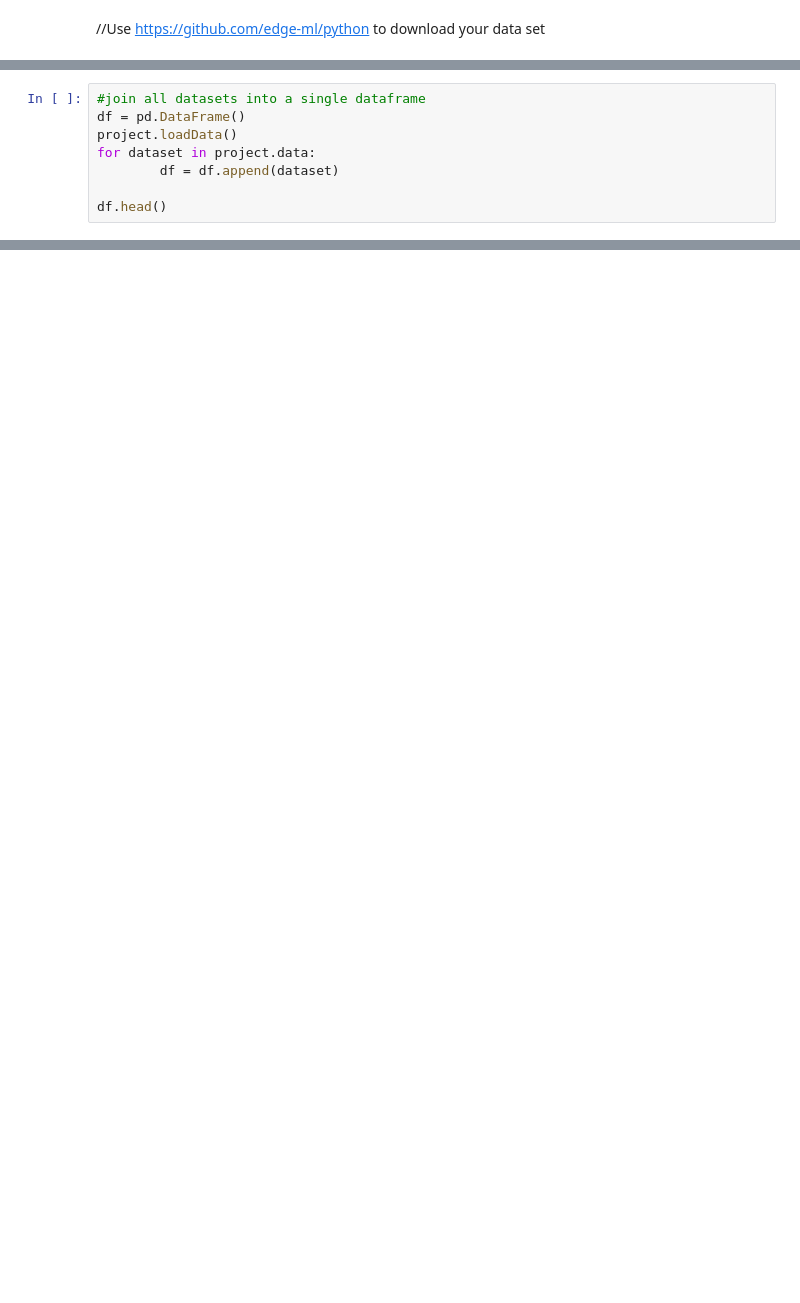
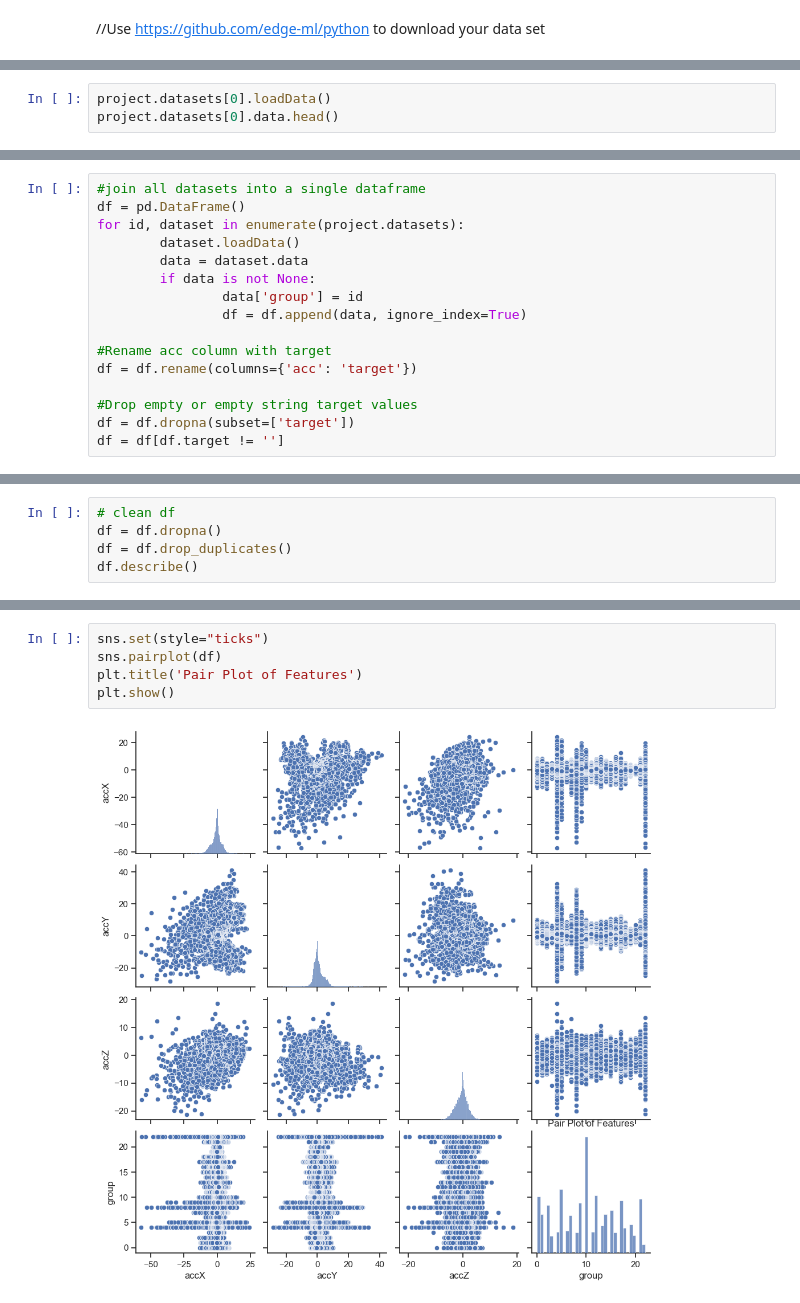
Before and after one commit to roman-weis/context-sensitive-systems, a Jupyter notebook: Features.ipynb, the cells around one changed output, grey strips where cells are left out. Saved outputs shown, nothing was run; the diff lists cells and outputs as text; blank space fills up the shorter version.

```diff
--- a/Features.ipynb
+++ b/Features.ipynb
@@ -22,0 +11,3 @@ Dataset - Name: datasetName, ID: 650429fd8bf76c09d41c7a5a, Metadata: {'key': 'va
+# %%
+project.datasets[0].loadData()
+project.datasets[0].data.head()
@@ -23,9 +21,17 @@ Dataset - Name: datasetName, ID: 650429fd8bf76c09d41c7a5a, Metadata: {'key': 'va
 # %%
 #join all datasets into a single dataframe
 df = pd.DataFrame()
-project.loadData()
-for dataset in project.data:
-        df = df.append(dataset)
+for id, dataset in enumerate(project.datasets):
+        dataset.loadData()
+        data = dataset.data
+        if data is not None:
+                data['group'] = id
+                df = df.append(data, ignore_index=True)
 
-df.head()
+#Rename acc column with target
+df = df.rename(columns={'acc': 'target'})
+
+#Drop empty or empty string target values
+df = df.dropna(subset=['target'])
+df = df[df.target != '']
 # %% [output]
@@ -54,0 +51,5 @@ Dataset - Name: datasetName, ID: 6503f537c3d221ed4d06ec04, Metadata: {'key': 'va
+# %%
+# clean df
+df = df.dropna()
+df = df.drop_duplicates()
+df.describe()
@@ -54,0 +66,7 @@ Dataset - Name: datasetName, ID: 6503f537c3d221ed4d06ec04, Metadata: {'key': 'va
+# %%
+sns.set(style="ticks")
+sns.pairplot(df)
+plt.title('Pair Plot of Features')
+plt.show()
+# %% [output]
+[figure, added]
```
Also changed, not shown: parts of 21 cells of this notebook, 1 other file.
